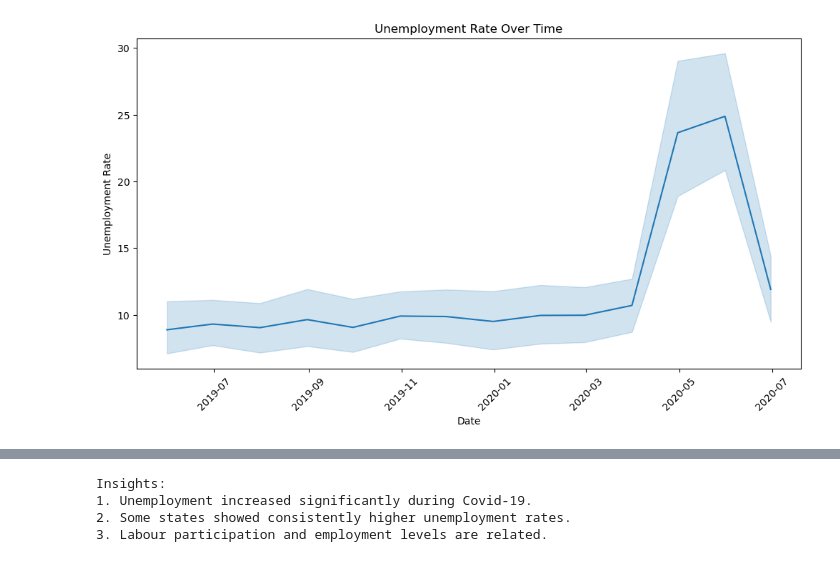
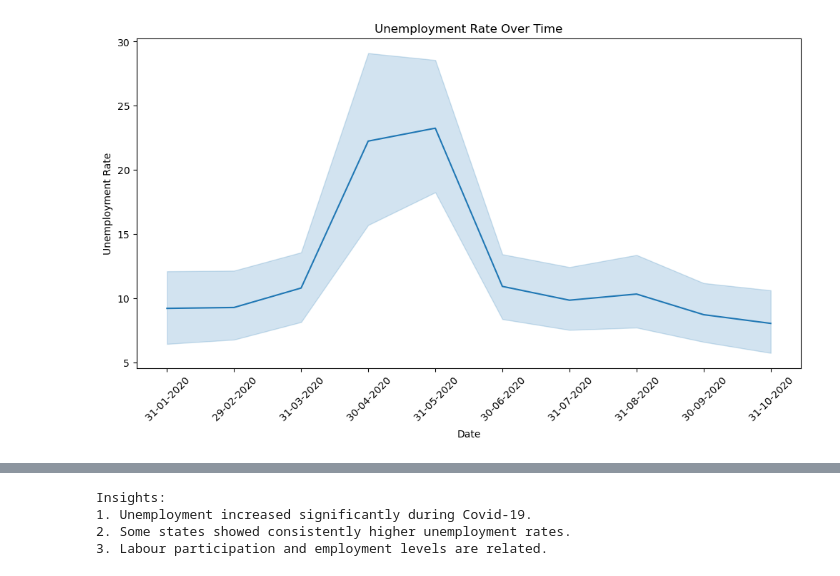
Before and after one commit to Mounish-Reddyy/CodeAlpha_umployment-rate-in-india, a Jupyter notebook: unemployment.ipynb, the cells around one changed output, grey strips where cells are left out. Drawn from its saved outputs; the diff is of its cells as text; code cells hidden in the pictures.

```diff
--- a/unemployment.ipynb
+++ b/unemployment.ipynb
@@ -4,7 +4,7 @@ import numpy as np
 import matplotlib.pyplot as plt
 import seaborn as sns
 # %%
-df = pd.read_csv("Unemployment in India.csv")
+df = pd.read_csv("Unemployment_Rate_upto_11_2020.csv")
 print(df.head())
 # %% [output]
            Region         Date  Frequency   Estimated Unemployment Rate (%)  \
@@ -40,3 +49,5 @@ memory usage: 42.1+ KB
 None
 # %%
 df = df.dropna()
+# %%
+df.columns = df.columns.str.strip()
@@ -61,16 +94,16 @@ Lowest Unemployment Rate:
 # %%
 plt.figure(figsize=(12,6))
 
 sns.lineplot(
     x='Date',
-    y='Estimated_Unemployment_Rate',
+    y='Estimated Unemployment Rate (%)',
     data=df
 )
 
 plt.title("Unemployment Rate Over Time")
 plt.xlabel("Date")
 plt.ylabel("Unemployment Rate")
 plt.xticks(rotation=45)
 plt.show()
 # %% [output]
-[figure, old version]
+[figure, new version]
```
Also changed, not shown: parts of 8 cells of this notebook.
